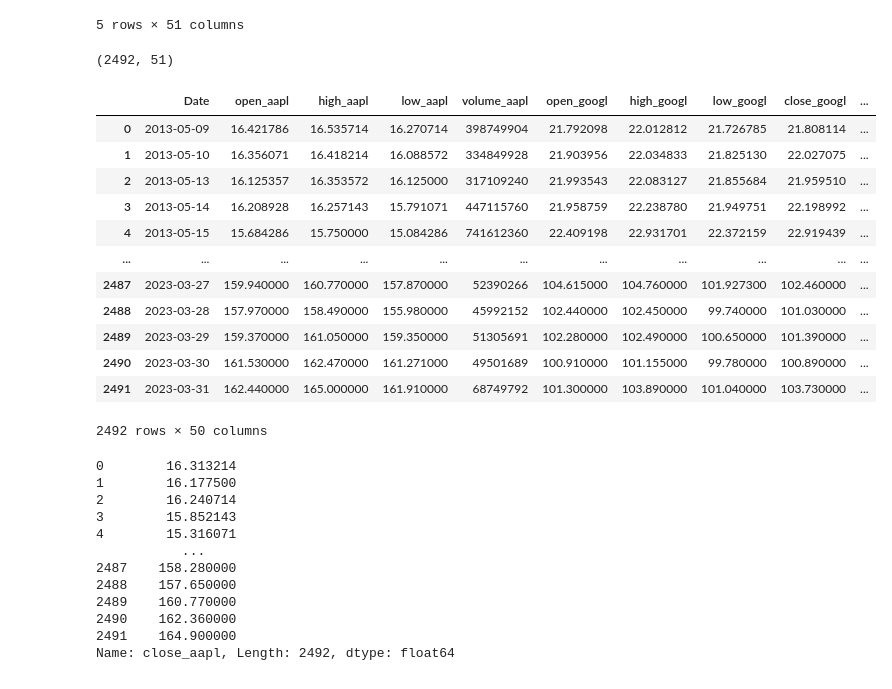
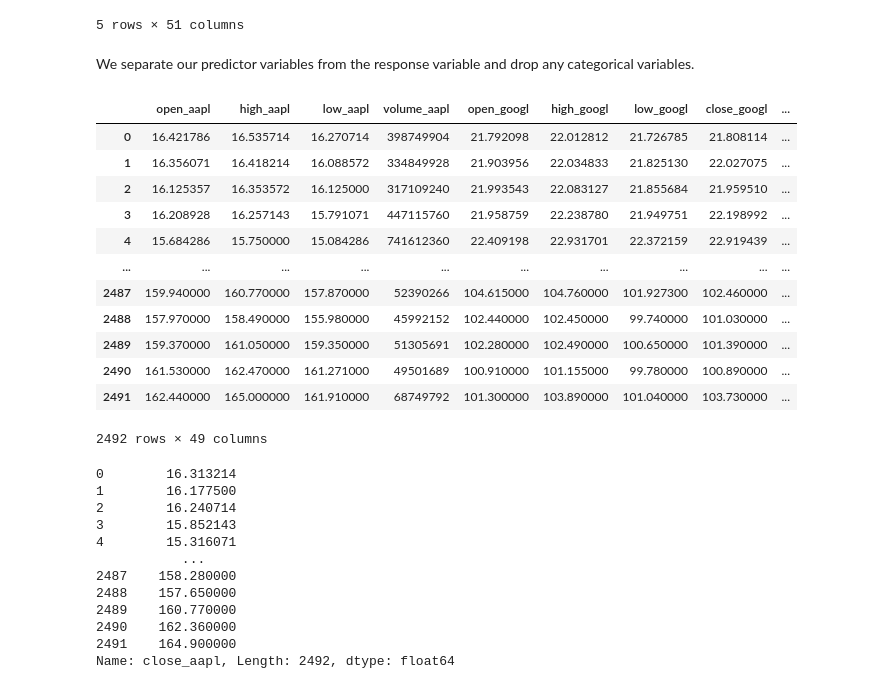
Before and after one commit to fmedrano2019/TraderJoes, a Jupyter notebook: XGBoost.ipynb, the cells around one changed output. Saved outputs shown, nothing was run; the diff lists cells and outputs as text; code cells hidden in the pictures.

```diff
--- a/XGBoost.ipynb
+++ b/XGBoost.ipynb
@@ -17,27 +19,25 @@ df.head()
 | 3 | 2013-05-14 | 16.208928 | 16.257143 | 15.791071 | 15.852143 | 447115760 | 21.958759 | 22.238780 | 21.949751 | ... |
 | 4 | 2013-05-15 | 15.684286 | 15.750000 | 15.084286 | 15.316071 | 741612360 | 22.409198 | 22.931701 | 22.372159 | ... |
 5 rows × 51 columns
-# %%
-df.shape
-# %% [output]
-(2492, 51)
+# %% [markdown]
+We separate our predictor variables from the response variable and drop any categorical variables.
 # %%
-x = df.loc[:, df.columns != 'close_aapl']
+x = df.drop(['Date', 'close_aapl'], axis=1)
 x
 # %% [output]
-|  | Date | open_aapl | high_aapl | low_aapl | volume_aapl | open_googl | high_googl | low_googl | close_googl | ... |
-| 0 | 2013-05-09 | 16.421786 | 16.535714 | 16.270714 | 398749904 | 21.792098 | 22.012812 | 21.726785 | 21.808114 | ... |
-| 1 | 2013-05-10 | 16.356071 | 16.418214 | 16.088572 | 334849928 | 21.903956 | 22.034833 | 21.825130 | 22.027075 | ... |
-| 2 | 2013-05-13 | 16.125357 | 16.353572 | 16.125000 | 317109240 | 21.993543 | 22.083127 | 21.855684 | 21.959510 | ... |
-| 3 | 2013-05-14 | 16.208928 | 16.257143 | 15.791071 | 447115760 | 21.958759 | 22.238780 | 21.949751 | 22.198992 | ... |
-| 4 | 2013-05-15 | 15.684286 | 15.750000 | 15.084286 | 741612360 | 22.409198 | 22.931701 | 22.372159 | 22.919439 | ... |
-| ... | ... | ... | ... | ... | ... | ... | ... | ... | ... | ... |
-| 2487 | 2023-03-27 | 159.940000 | 160.770000 | 157.870000 | 52390266 | 104.615000 | 104.760000 | 101.927300 | 102.460000 | ... |
-| 2488 | 2023-03-28 | 157.970000 | 158.490000 | 155.980000 | 45992152 | 102.440000 | 102.450000 | 99.740000 | 101.030000 | ... |
-| 2489 | 2023-03-29 | 159.370000 | 161.050000 | 159.350000 | 51305691 | 102.280000 | 102.490000 | 100.650000 | 101.390000 | ... |
-| 2490 | 2023-03-30 | 161.530000 | 162.470000 | 161.271000 | 49501689 | 100.910000 | 101.155000 | 99.780000 | 100.890000 | ... |
-| 2491 | 2023-03-31 | 162.440000 | 165.000000 | 161.910000 | 68749792 | 101.300000 | 103.890000 | 101.040000 | 103.730000 | ... |
+|  | open_aapl | high_aapl | low_aapl | volume_aapl | open_googl | high_googl | low_googl | close_googl | ... |
+| 0 | 16.421786 | 16.535714 | 16.270714 | 398749904 | 21.792098 | 22.012812 | 21.726785 | 21.808114 | ... |
+| 1 | 16.356071 | 16.418214 | 16.088572 | 334849928 | 21.903956 | 22.034833 | 21.825130 | 22.027075 | ... |
+| 2 | 16.125357 | 16.353572 | 16.125000 | 317109240 | 21.993543 | 22.083127 | 21.855684 | 21.959510 | ... |
+| 3 | 16.208928 | 16.257143 | 15.791071 | 447115760 | 21.958759 | 22.238780 | 21.949751 | 22.198992 | ... |
+| 4 | 15.684286 | 15.750000 | 15.084286 | 741612360 | 22.409198 | 22.931701 | 22.372159 | 22.919439 | ... |
+| ... | ... | ... | ... | ... | ... | ... | ... | ... | ... |
+| 2487 | 159.940000 | 160.770000 | 157.870000 | 52390266 | 104.615000 | 104.760000 | 101.927300 | 102.460000 | ... |
+| 2488 | 157.970000 | 158.490000 | 155.980000 | 45992152 | 102.440000 | 102.450000 | 99.740000 | 101.030000 | ... |
+| 2489 | 159.370000 | 161.050000 | 159.350000 | 51305691 | 102.280000 | 102.490000 | 100.650000 | 101.390000 | ... |
+| 2490 | 161.530000 | 162.470000 | 161.271000 | 49501689 | 100.910000 | 101.155000 | 99.780000 | 100.890000 | ... |
+| 2491 | 162.440000 | 165.000000 | 161.910000 | 68749792 | 101.300000 | 103.890000 | 101.040000 | 103.730000 | ... |
-2492 rows × 50 columns
+2492 rows × 49 columns
 # %%
 y = df.close_aapl
 y
```
Also changed, not shown: parts of 5 cells of this notebook.
